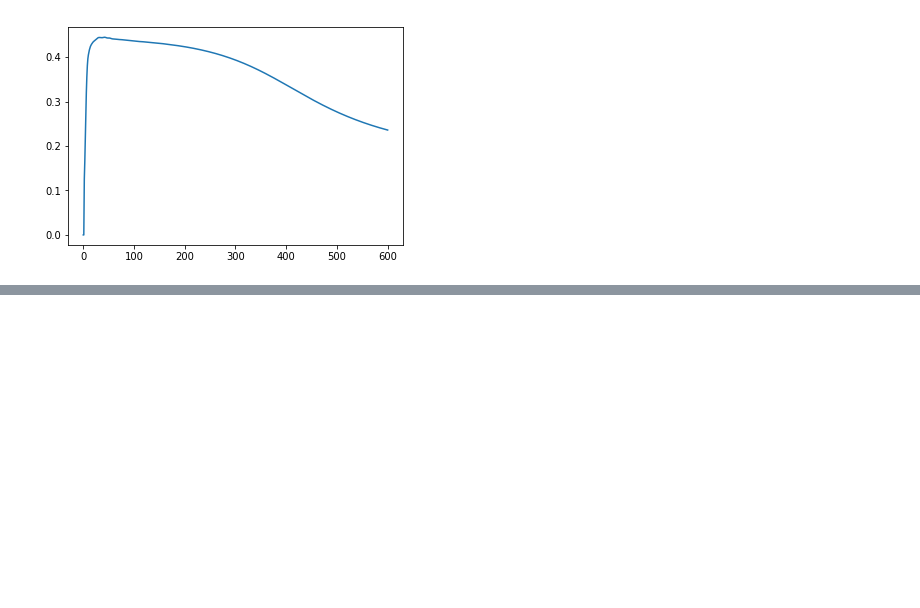
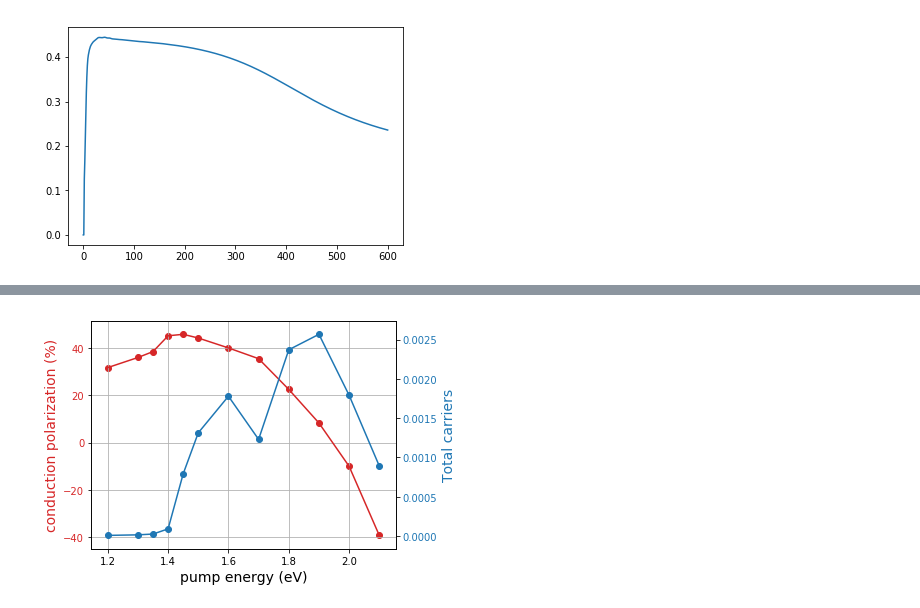
Before and after one commit to marcodalessandro76/Generation-and-decay-of-the-degree-of-spin-polarization-in-GaAs, a Jupyter notebook: Spin_polarization_analysis.ipynb, the cells around one changed output, grey strips where cells are left out. Cells and saved outputs as stored; diff of their text form; code cells hidden in the pictures; blank space fills up the shorter version.

```diff
--- a/Spin_polarization_analysis.ipynb
+++ b/Spin_polarization_analysis.ipynb
@@ -636,0 +574,8 @@ print(tot_spin_pol_cond,tot_spin_pol_val)
+# %%
+cond_pol = []
+val_pol = []
+tot_cond = []
+for mgn,car in zip(magnetizations,carriers):
+    cond_pol.append(100.*mgn['Mc_z'][mgn_time])
+    val_pol.append(100.*mgn['Mv_z'][mgn_time])
+    tot_cond.append(car['dN_elec'][-1])
@@ -636,0 +590,23 @@ print(tot_spin_pol_cond,tot_spin_pol_val)
+# %%
+fig, ax1 = plt.subplots()
+plt.grid(axis='both')
+color = 'tab:red'
+ax1.set_xlabel('pump energy (eV)',size=14)
+ax1.set_ylabel('conduction polarization (%)', color=color,size=14)
+ax1.plot(freq_range, cond_pol, color=color)
+ax1.scatter(freq_range, cond_pol, color=color)
+ax1.tick_params(axis='y', labelcolor=color)
+
+ax2 = ax1.twinx()  # instantiate a second axes that shares the same x-axis
+
+color = 'tab:blue'
+ax2.set_ylabel('Total carriers', color=color,size=14)  # we already handled the x-label with ax1
+ax2.plot(freq_range, tot_cond, color=color)
+ax2.scatter(freq_range, tot_cond, color=color)
+ax2.tick_params(axis='y', labelcolor=color)
+
+fig.tight_layout()  # otherwise the right y-label is slightly clipped
+
+plt.show()
+# %% [output]
+[figure, added]
```
Also changed, not shown: parts of 31 cells of this notebook, 2 other files.
